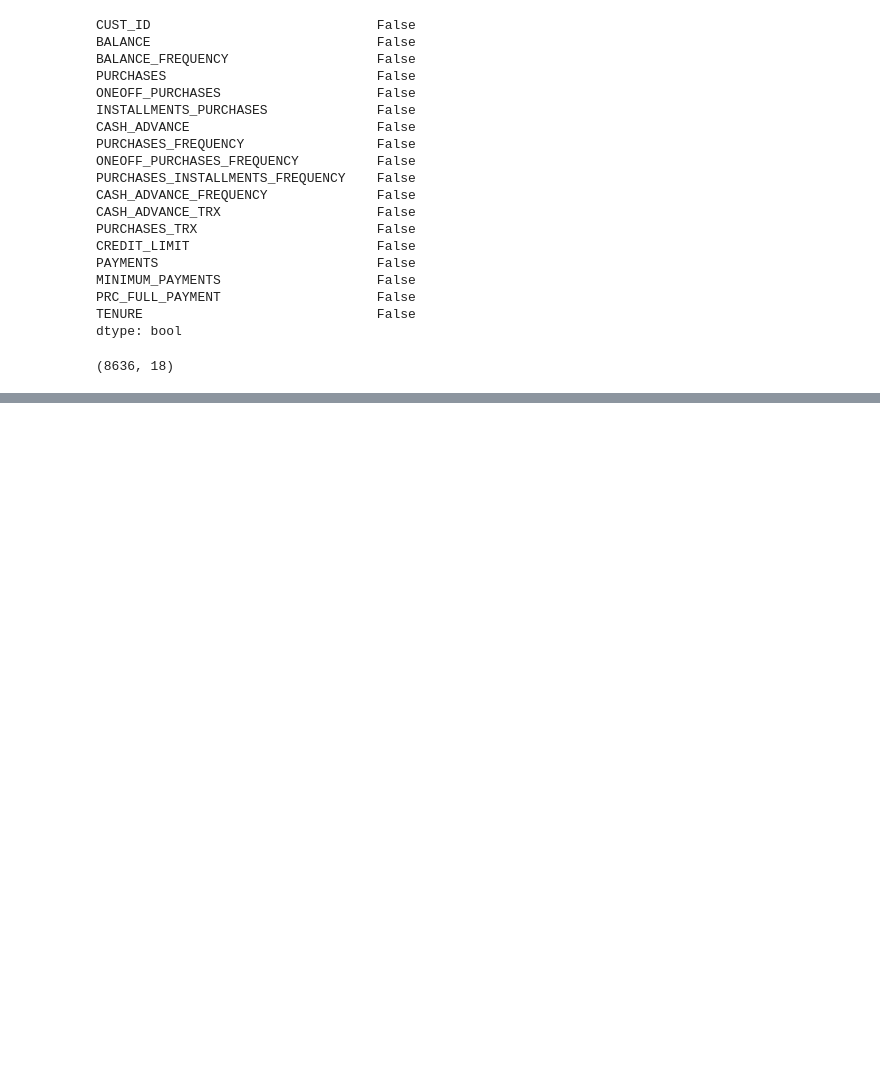
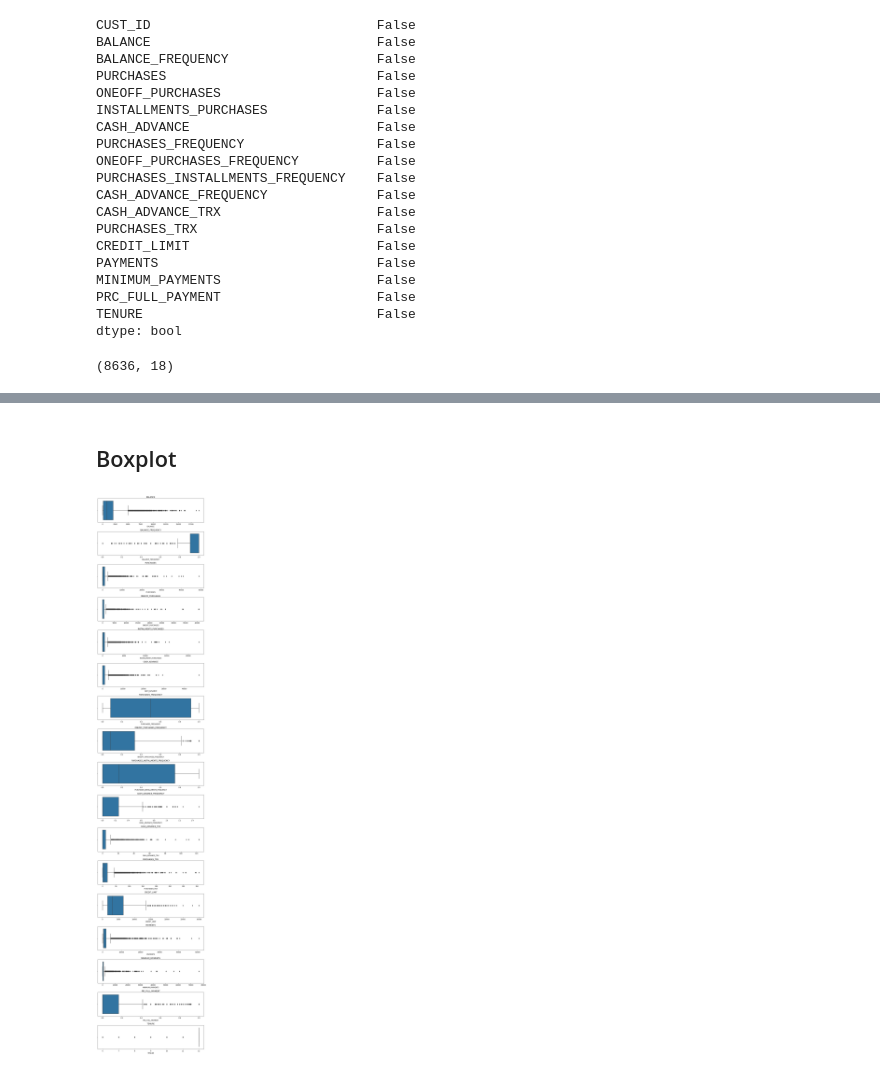
Before and after one commit to HelennaConstantia/PYTN_Kampus-Merdeka_FP4, a Jupyter notebook: PYTN_KampusMerdeka_fp4_Helenna-Constantia.ipynb, the cells around one changed output, grey strips where cells are left out. Cells and saved outputs as stored; diff of their text form; code cells hidden in the pictures; blank space fills up the shorter version.

```diff
--- a/PYTN_KampusMerdeka_fp4_Helenna-Constantia.ipynb
+++ b/PYTN_KampusMerdeka_fp4_Helenna-Constantia.ipynb
@@ -156,0 +234,15 @@ df.shape
+# %% [markdown]
+## Boxplot
+# %%
+#menghilangkan future warnings
+warnings.simplefilter(action='ignore',category=FutureWarning)
+plt.figure(figsize=(10,50))
+
+for i in range(len(df.columns)):
+    plt.subplot(17,1,i+1)
+    sns.boxplot(df[df.columns[i]])
+    plt.title(df.columns[i])
+
+plt.tight_layout()
+# %% [output]
+[figure, added]
```
Also changed, not shown: parts of 29 cells of this notebook.
